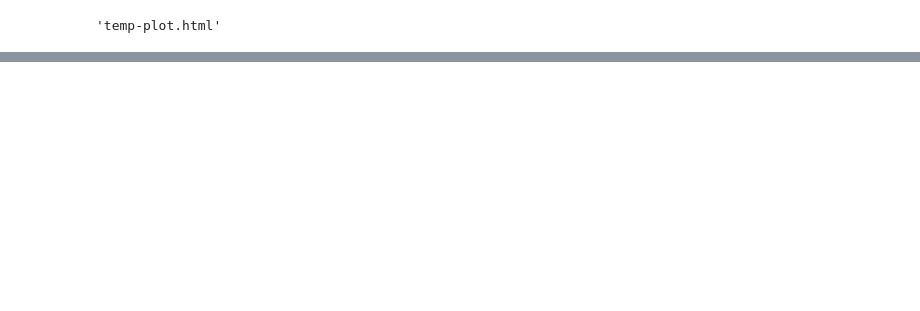
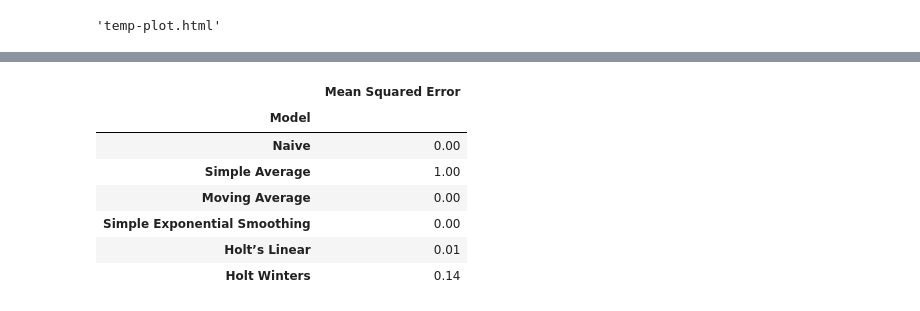
Before and after one commit to lombardidiego/exchange_rate_Venezuela, a Jupyter notebook: Forecast_paralelo.ipynb, the cells around one changed output, grey strips where cells are left out. Saved outputs shown, nothing was run; the diff lists cells and outputs as text; code cells hidden in the pictures; blank space fills up the shorter version.

```diff
--- a/Forecast_paralelo.ipynb
+++ b/Forecast_paralelo.ipynb
@@ -489,0 +255,10 @@ pyo.plot(fig)
+# %%
+y_hat_avg = dff_test.copy()
+
+fit2 = SimpleExpSmoothing(np.asarray(train_varible)).fit(smoothing_level=0.6,optimized=False)
+
+y_hat_avg['SES'] = fit2.forecast(len(dff_test))
+
+rms_ses = sqrt(mean_squared_error(test_variable, y_hat_avg.SES))
+
+print('RMSE SES = {}'.format(rms_ses))
@@ -489,0 +337,11 @@ pyo.plot(fig)
+# %%
+y_hat_avg = dff_test.copy()
+
+fit1 = ExponentialSmoothing(np.asarray(train_varible) ,seasonal_periods=7 ,
+                            trend='add', seasonal='add').fit()
+
+y_hat_avg['Holt_Winter'] = fit1.forecast(len(dff_test))
+
+rms_holt_winters = sqrt(mean_squared_error(test_variable, y_hat_avg.Holt_Winter))
+
+print('RMSE Holt Winters = {}'.format(rms_holt_winters))
@@ -489,0 +380,11 @@ pyo.plot(fig)
+# %%
+data = [['Naive', rms_naive],
+        ['Simple Average', rms_simple_av],
+        ['Moving Average', rms_moving_av],
+        ['Simple Exponential Smoothing', rms_ses],
+        ['Holt’s Linear', rms_holt_linear],
+        ['Holt Winters', rms_holt_winters]]
+
+df_results = pd.DataFrame(data, columns=['Model', 'Result'])
+
+df_results.sort_values(by='Result')
@@ -565,0 +611,16 @@ pyo.plot(fig)
+# %%
+Table_results = df_results
+Table_results = df_results.set_index('Model')
+Table_results['Normalized'] = (Table_results - Table_results.min()) / (Table_results.max() - Table_results.min())
+Table_results = Table_results.drop(['Result'], axis=1)
+Table_results.rename(columns={'Normalized':'Mean Squared Error'}, inplace=True)
+Table_results
+# %% [output]
+|  | Mean Squared Error |
+| Model |  |
+| Naive | 0.00 |
+| Simple Average | 1.00 |
+| Moving Average | 0.00 |
+| Simple Exponential Smoothing | 0.00 |
+| Holt’s Linear | 0.01 |
+| Holt Winters | 0.14 |
```
Also changed, not shown: parts of 97 cells of this notebook, 1 other file.
